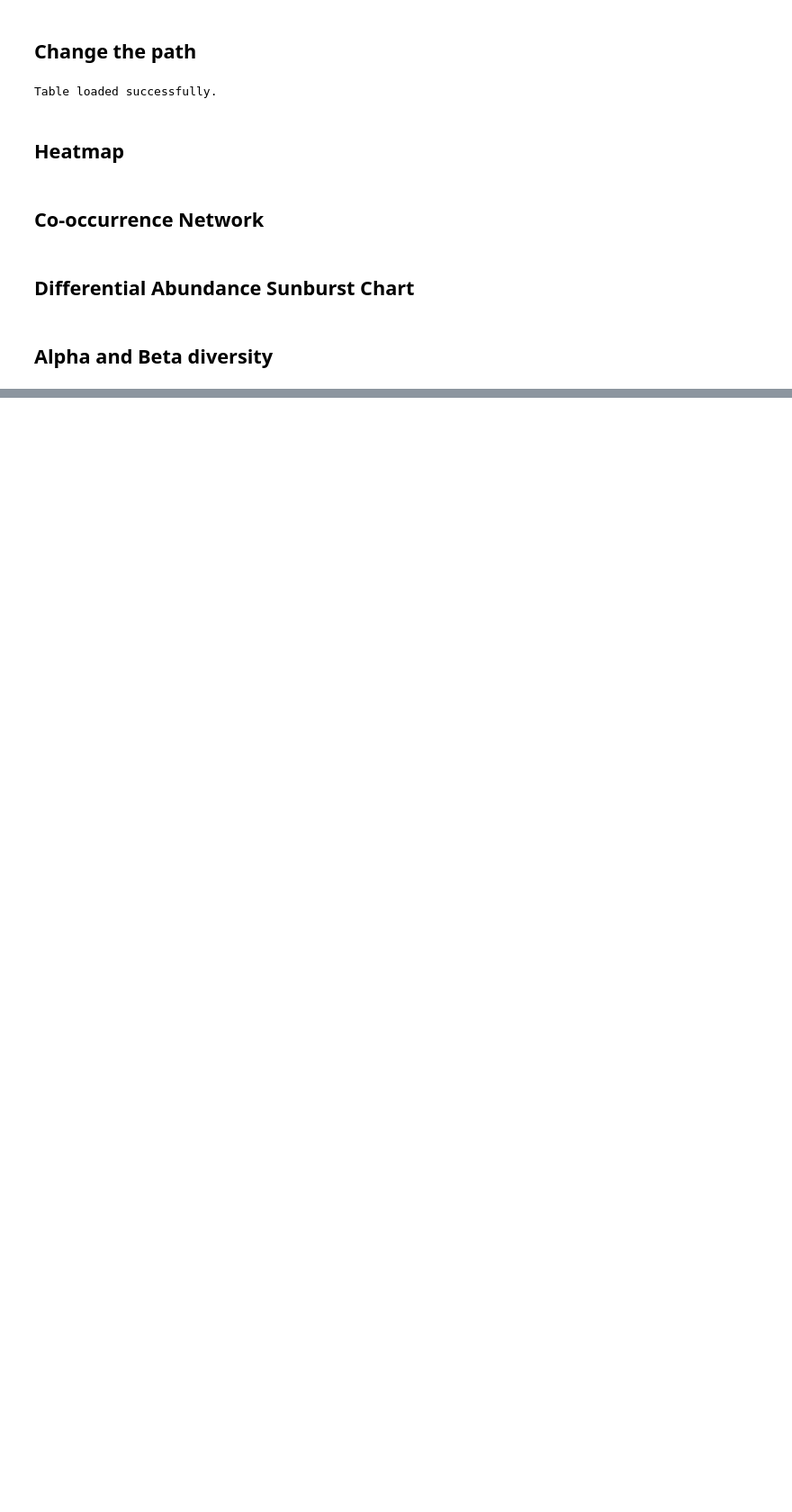
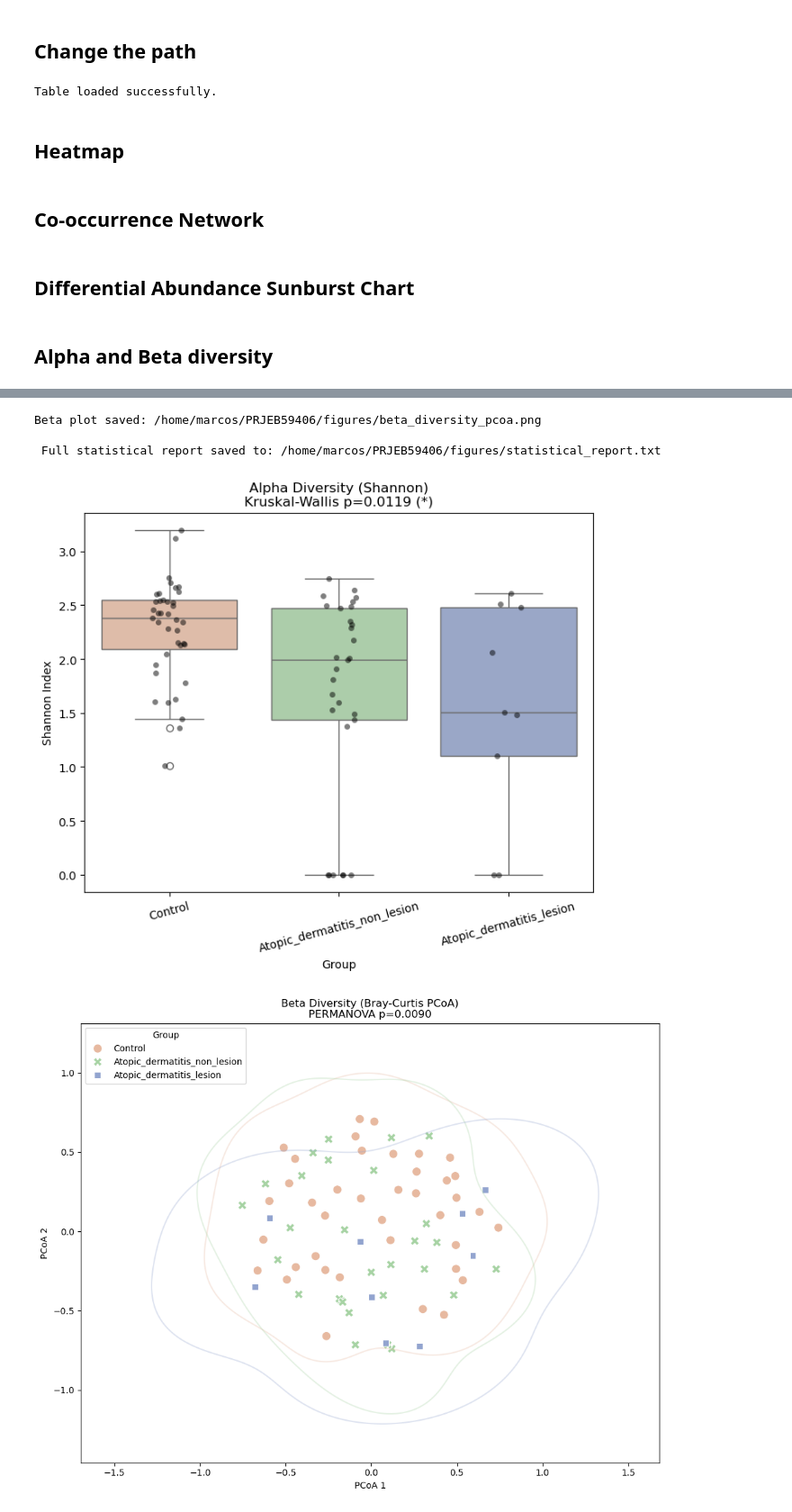
Before and after one commit to Marcosv21/Doc_project, a Jupyter notebook: statistical_analysis/plots_doc.ipynb, the cells around one changed output, grey strips where cells are left out. Shown at 90% size. Saved outputs shown, nothing was run; the diff lists cells and outputs as text; code cells hidden in the pictures; blank space fills up the shorter version.

```diff
--- a/statistical_analysis/plots_doc.ipynb
+++ b/statistical_analysis/plots_doc.ipynb
@@ -413,6 +413,13 @@ STATS_FILE = os.path.join(OUTPUT_DIR, "statistical_report.txt")
 
 # Define the exact order for the plots
 DESIRED_ORDER = ["Control", "Atopic_dermatitis_non_lesion", "Atopic_dermatitis_lesion"]
+
+# Define as cores específicas para cada grupo
+GROUP_COLORS = {
+    "Control": "#e7b9a0",
+    "Atopic_dermatitis_non_lesion": "#a7d3a4",
+    "Atopic_dermatitis_lesion": "#92a4cf"
+}
 
 # Ensure output directory exists
 os.makedirs(OUTPUT_DIR, exist_ok=True)
@@ -479,7 +486,9 @@ if p_val_kw < 0.05:
 
 # --- Plot Alpha ---
 plt.figure(figsize=(8, 6))
-sns.boxplot(data=alpha_df, x='Group', y='Shannon', order=plot_order, palette='Set2')
+
+# Using the GROUP_COLORS dictionary in the palette
+sns.boxplot(data=alpha_df, x='Group', y='Shannon', order=plot_order, palette=GROUP_COLORS)
 sns.stripplot(data=alpha_df, x='Group', y='Shannon', order=plot_order, color='black', alpha=0.5, jitter=True)
 
 # Add stats to title
@@ -507,7 +516,6 @@ try:
     dm = DistanceMatrix(dist_square, ids=matrix.index)
 
     # Run PERMANOVA (999 permutations)
-    # This tests if the centroids of the groups are different
     perm_results = permanova(dm, groups, permutations=999)
 
     p_val_perm = perm_results['p-value']
@@ -518,7 +526,6 @@ try:
 
 except ImportError:
     log_stats("WARNING: 'scikit-bio' not installed. Skipping PERMANOVA.")
-    log_stats("To enable beta stats: pip install scikit-bio")
 except Exception as e:
     log_stats(f"Could not run PERMANOVA: {e}")
 
@@ -531,16 +538,22 @@ pcoa_df['Group'] = groups
 
 # --- Plot Beta ---
 plt.figure(figsize=(10, 8))
+
+# Using the GROUP_COLORS dictionary in the palette
 sns.scatterplot(data=pcoa_df, x='PC1', y='PC2', hue='Group', style='Group',
                 hue_order=plot_order, style_order=plot_order,
-                s=100, palette='tab10')
+                s=100, palette=GROUP_COLORS)
 
 # Draw Density Ellipses
 try:
     for group in plot_order:
         subset = pcoa_df[pcoa_df['Group'] == group]
         if len(subset) > 3:
-            sns.kdeplot(x=subset['PC1'], y=subset['PC2'], levels=1, color='grey', alpha=0.2, warn_singular=False)
+            # Get color from dictionary
+            grp_color = GROUP_COLORS.get(group, 'grey')
+
+            # Draw the ellipse with the same group color
+            sns.kdeplot(x=subset['PC1'], y=subset['PC2'], levels=1, color=grp_color, alpha=0.3, warn_singular=False)
 except:
     pass
 
@@ -557,3 +570,4 @@ print(f"Beta plot saved: {filename_beta}")
 # Close stats file
 f_stats.close()
 print(f"\n Full statistical report saved to: {STATS_FILE}")
+# %% [output]
@@ -559,0 +593,5 @@ print(f"\n Full statistical report saved to: {STATS_FILE}")
+Beta plot saved: /home/marcos/PRJEB59406/figures/beta_diversity_pcoa.png
+
+ Full statistical report saved to: /home/marcos/PRJEB59406/figures/statistical_report.txt
+[figure, added]
+[figure, added]
```
Also changed, not shown: parts of 1 cell of this notebook, 2 other files.
